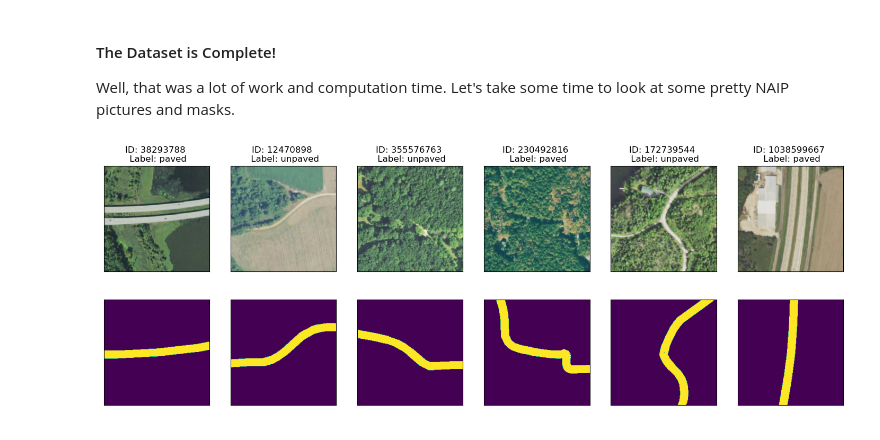
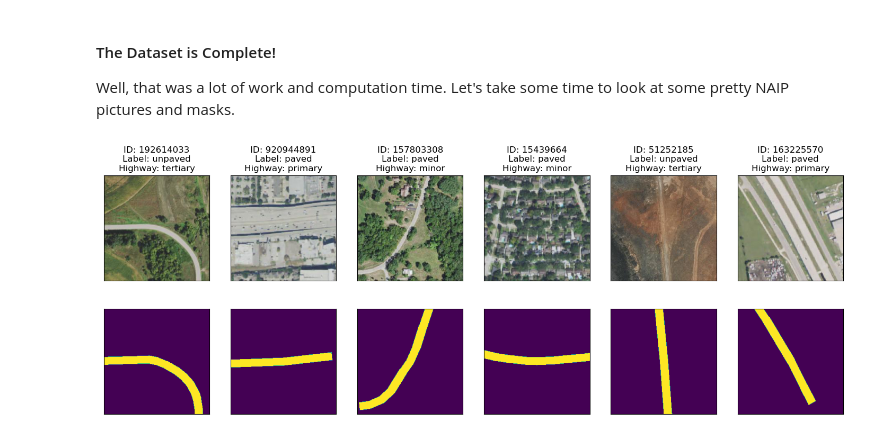
Before and after one commit to jdalrym2/road_surface_classifier, a Jupyter notebook: data_prep.ipynb, the cells around one changed output. Cells and saved outputs as stored; diff of their text form; code cells hidden in the pictures.

Commit message:
Analysis with highway type and road color

```diff
--- a/data_prep.ipynb
+++ b/data_prep.ipynb
@@ -207,6 +217,7 @@ We then take our filtered and sorted data and fetch NAIP imagery for it, using a
 At this point we save all of our accrued data into a CSV file.
 # %%
 # Load in NAIP fetcher class
+import multiprocessing
 from data_prep.national_map_fetch_naip import NationalMapFetchNAIP
 from data_prep.utils import wgs84_to_xy
 
@@ -219,6 +230,7 @@ df = pd.DataFrame(
     columns=['osm_id', 'highway', 'surface', 'wkt', 'lon', 'lat'])
 
 # Next, find the map tile and image x, y files for each point in the dataframe
+print('Find the map tile and image x, y files for each point in the DataFrame...')
 df['x'], df['y'], df['ix'], df['iy'] = wgs84_to_xy(
     df['lon'].to_numpy(), df['lat'].to_numpy(), 17, iw = 256, ih = 256)
 df['x'] = df['x'] + (df['ix'] - 128) / 256
@@ -228,7 +240,15 @@ df['iy'] = 128
 
 # Calculate length of each feature, and limit features to >500m
 # This will allow us to avoid small things like roundabouts or other short ways
-df['length'] = [get_length_m(wkt_str) for wkt_str in tqdm(df['wkt'])]
+print('Computing the length of each way...')
+if num_mp_processes:
+    r_l = [None] * len(df['wkt'])
+    with multiprocessing.Pool(num_mp_processes) as p:
+        for idx, r in enumerate(p.imap(get_length_m, tqdm((wkt_str for wkt_str in df['wkt']), total=len(df['wkt'])))):
+            r_l[idx] = r  # type: ignore
+    df['length'] = r_l
+else:
+    df['length'] = [get_length_m(wkt_str) for wkt_str in tqdm(df['wkt'])]
 df = df[df['length'] >= 500]
 
 # This will compute the squared distance from our point to the center
@@ -239,6 +259,7 @@ df = df.sort_values('dist_sq')
 # For each unique surface type we have, we will filter the dataframe
 # to get the first 5000 entries if there are more than this. This will
 # make class weighting a little easier down the road.
+print('Filtering dataframe surface types...')
 series = []
 for surface in np.unique(df['surface']):
     sub_df = df[df['surface'] == surface]
@@ -280,6 +304,7 @@ This step will, for every OSM way in our dataset, create a binary mask that matc
 
 These masks will be saved in yet another filesystem database where they can be easily referenced later by OSM ID.
 # %%
+# type: ignore
 from data_prep.utils import wgs84_to_im
 
 # Load features dataframe
@@ -291,9 +316,9 @@ df = pd.read_csv(str(features_csv_path))
 fetcher = NationalMapFetchNAIP(
     db_loc=str(naip_db_path))
 
-# Mask creation loop
-print('Creating masks from OSM data...')
-for idx in tqdm(range(len(df))):
+def create_mask(idx):
+    """ Function to create masks """
+    global df, fetcher
 
     # Load in row
     row = df.iloc[idx]
@@ -333,6 +358,16 @@ for idx in tqdm(range(len(df))):
     # Save the mask
     out_file = naip_masks_path / ('%d.png' % row['osm_id'])
     mask_pil.save(out_file, format='PNG')
+
+# Mask creation loop
+print('Creating masks from OSM data...')
+if num_mp_processes:
+    with multiprocessing.Pool(num_mp_processes) as p:
+        for _ in tqdm(p.imap(create_mask, range(len(df))), total=len(df)):
+            pass
+else:
+    for idx in tqdm(range(len(df))):
+        create_mask(idx)
 # %% [output]
 Creating masks from OSM data...
 # %% [markdown]
@@ -468,30 +549,33 @@ Well, that was a lot of work and computation time. Let's take some time to look
 # %%
 # type: ignore
 import matplotlib.pyplot as plt
 
 n_cols = 6
 
-df_full = pd.read_csv(pathlib.Path(dataset_path, 'dataset_full.csv'))
-df_class = pd.read_csv(pathlib.Path(dataset_path, 'class_weights.csv'))
+df_full = pd.read_csv(pathlib.Path(dataset_csv_path, 'dataset_full.csv'))
+df_class = pd.read_csv(pathlib.Path(dataset_csv_path, 'class_weights.csv'))
+df_highway = pd.read_csv(pathlib.Path(dataset_csv_path, 'highway_weights.csv'))
 
 random_idxs = np.random.choice(len(df_full), size=n_cols, replace=False)
 
 fig, ax = plt.subplots(2, n_cols, figsize=(3*n_cols, 6))
 for i, idx in enumerate(random_idxs):
     row = df_full.iloc[idx]
 
     with PIL.Image.open(row['chip_path']) as pil_im:
         ax[0, i].imshow(pil_im)
-        ax[0, i].set_title('ID: %d \n Label: %s' % (row['osm_id'], df_class.iloc[row['class_num']]['class_name']))
+        ax[0, i].set_title(f"ID: {row['osm_id']:d}\n"
+            f"Label: {df_class.iloc[row['class_num']]['class_name']:s}\n"
+            f"Highway: {df_highway.iloc[row['highway_num']]['highway_name']:s}")
 
     with PIL.Image.open(row['mask_path']) as pil_im:
         ax[1, i].imshow(pil_im)
 
 for _ax in ax.flatten():
     _ax.xaxis.set_visible(False)
     _ax.yaxis.set_visible(False)
 
 
 plt.show()
 # %% [output]
-[figure, old version]
+[figure, new version]
```
Also changed, not shown: parts of 3 cells of this notebook, 10 other files.
